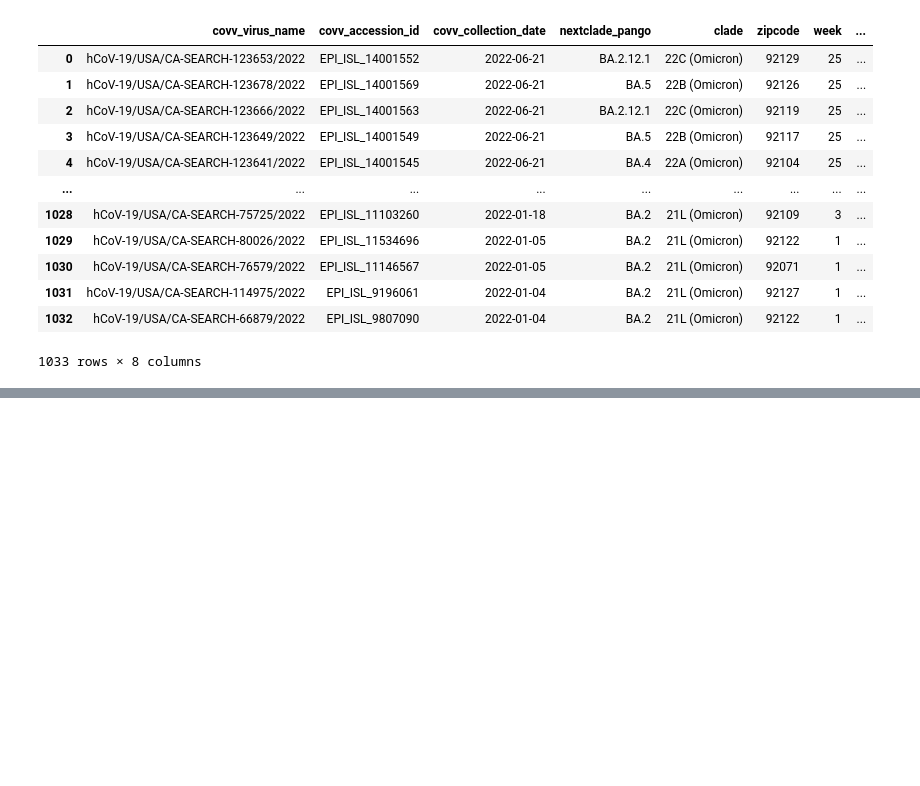
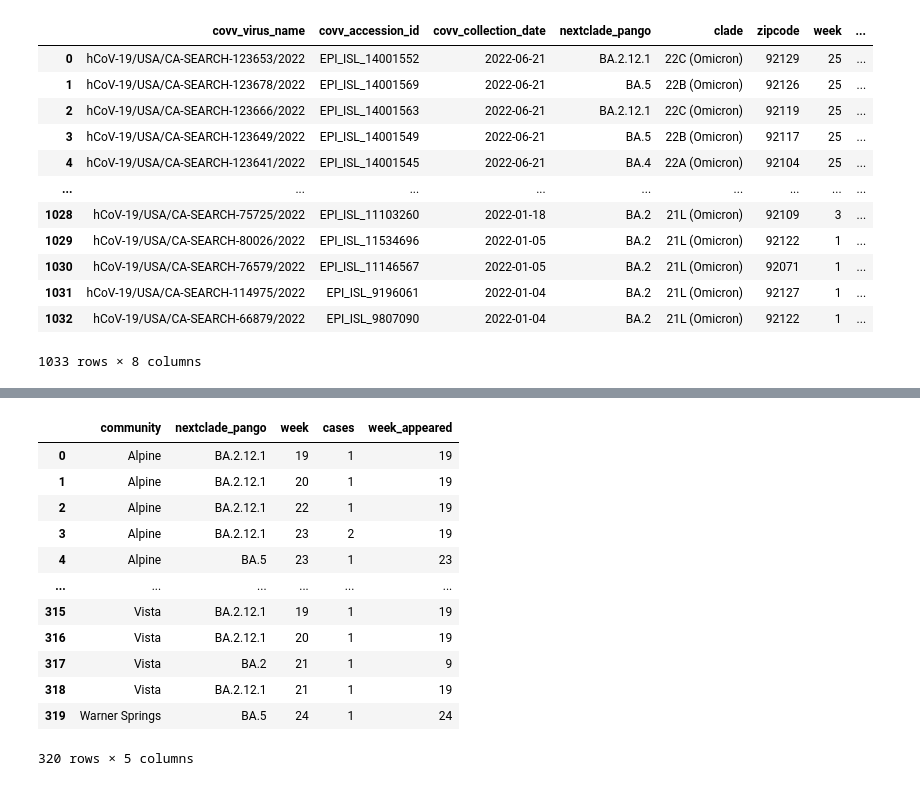
Before and after one commit to NCBI-Codeathons/beyond-phylogenies-team2, a Jupyter notebook: notebooks/data_wrangling_zipcode_lineages.ipynb, the cells around one changed output, grey strips where cells are left out. Drawn from its saved outputs; the diff is of its cells as text; code cells hidden in the pictures; blank space fills up the shorter version.

```diff
--- a/notebooks/data_wrangling_zipcode_lineages.ipynb
+++ b/notebooks/data_wrangling_zipcode_lineages.ipynb
@@ -126 +136,18 @@ weekly_data
 320 rows × 4 columns
+# %%
+weekly_first_appearance_merge = weekly_data.merge(grouped_data, how="left", on=["community", "nextclade_pango"])
+weekly_first_appearance_merge
+# %% [output]
+|  | community | nextclade_pango | week | cases | week_appeared |
+| 0 | Alpine | BA.2.12.1 | 19 | 1 | 19 |
+| 1 | Alpine | BA.2.12.1 | 20 | 1 | 19 |
+| 2 | Alpine | BA.2.12.1 | 22 | 1 | 19 |
+| 3 | Alpine | BA.2.12.1 | 23 | 2 | 19 |
+| 4 | Alpine | BA.5 | 23 | 1 | 23 |
+| ... | ... | ... | ... | ... | ... |
+| 315 | Vista | BA.2.12.1 | 19 | 1 | 19 |
+| 316 | Vista | BA.2.12.1 | 20 | 1 | 19 |
+| 317 | Vista | BA.2 | 21 | 1 | 9 |
+| 318 | Vista | BA.2.12.1 | 21 | 1 | 19 |
+| 319 | Warner Springs | BA.5 | 24 | 1 | 24 |
+320 rows × 5 columns
```
Also changed, not shown: parts of 14 cells of this notebook, 2 other files.
